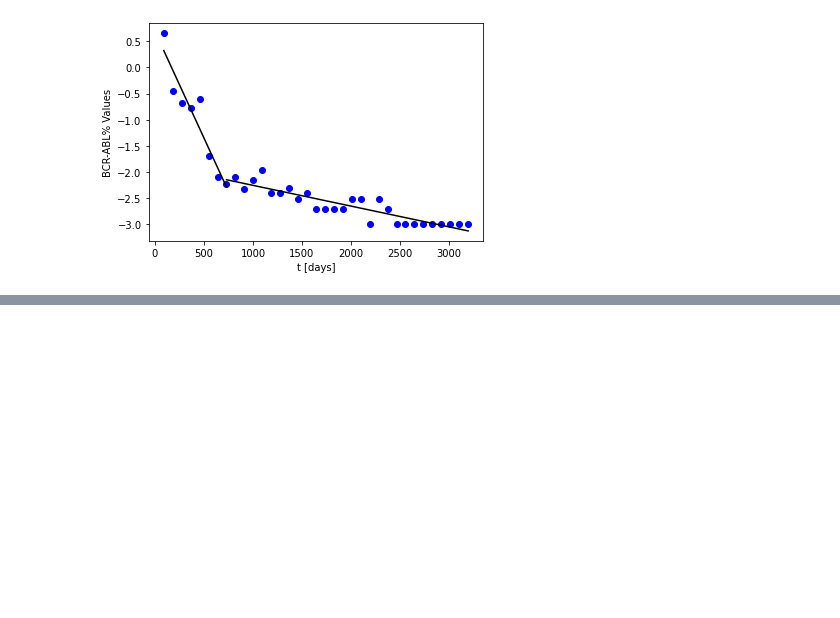
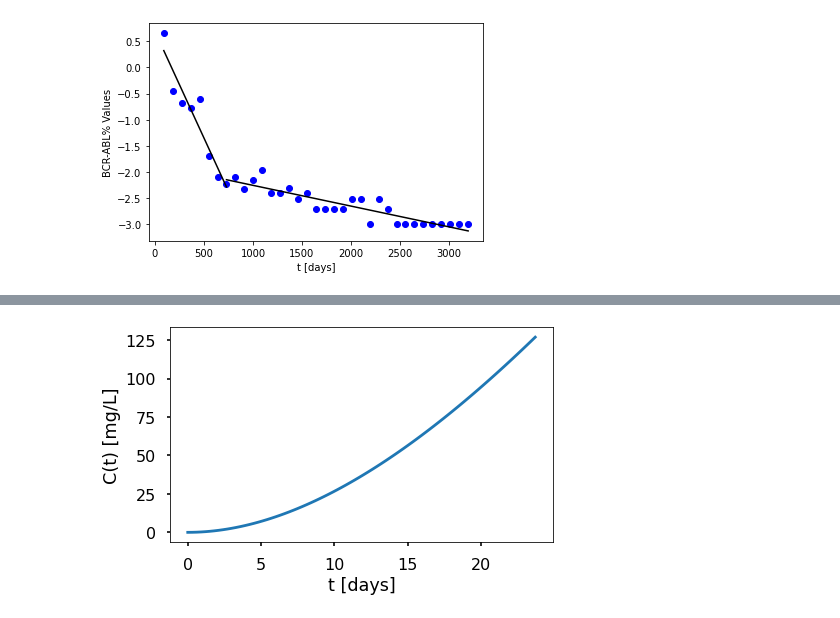
Before and after one commit to Utpal-Mishra/MSc-Thesis-Optimal-Control-Therapy-4-Cancer-Treatment, a Jupyter notebook: OptimalControlTherapy4CancerTreatment.ipynb, the cells around one changed output, grey strips where cells are left out. Cells and saved outputs as stored; diff of their text form; code cells hidden in the pictures; blank space fills up the shorter version.

```diff
--- a/OptimalControlTherapy4CancerTreatment.ipynb
+++ b/OptimalControlTherapy4CancerTreatment.ipynb
@@ -354,0 +359,3 @@ plt.show()
+# %%
+df = pd.DataFrame(data)
+df.shape
@@ -354,0 +364,6 @@ plt.show()
+# %%
+df.sex = data.sex.apply(lambda x: 0 if x == "F" else 1)
+df["Weight/mean(Weight)-1"] = (df["Weight (kg)"]/round(df["Weight (kg)"].mean(), 1)) - 1
+df["Age/mean(Age)-1"] = (df["Age "]/round(df["Age "].mean(), 1)) - 1
+df["1 - sex"] = 1 - df["sex"]
+df.head(3)
@@ -354,0 +409,8 @@ plt.show()
+# %%
+import matplotlib.pyplot as plt
+import numpy as np
+
+plt.style.use('seaborn-poster')
+%matplotlib inline
+
+from scipy.integrate import solve_ivp # import scipy.integrate.solve_ivp to solve the equation
@@ -354,0 +466,28 @@ plt.show()
+# %%
+def chig(CL, v):
+  CL=14.3
+  ka=0.61
+  v=347
+  D=400
+  f=1
+  t_eval = np.arange(0, 24, 0.3)
+
+  F = lambda t, s: ka*t -(CL/v)*s
+  chig = solve_ivp(F, [0, 24], [D*f, 0], t_eval=t_eval)
+  chig.y[1]
+
+  plt.figure(figsize = (12, 4))
+  plt.subplot(121)
+  plt.plot(chig.t, chig.y[1])
+  plt.xlabel('t [days]')
+  plt.ylabel('C(t) [mg/L]')
+  plt.tight_layout()
+  plt.show()
+
+
+CL=14.3
+v=347
+
+chig(CL, v)
+# %% [output]
+[figure, added]
```
Also changed, not shown: parts of 7 cells of this notebook.
